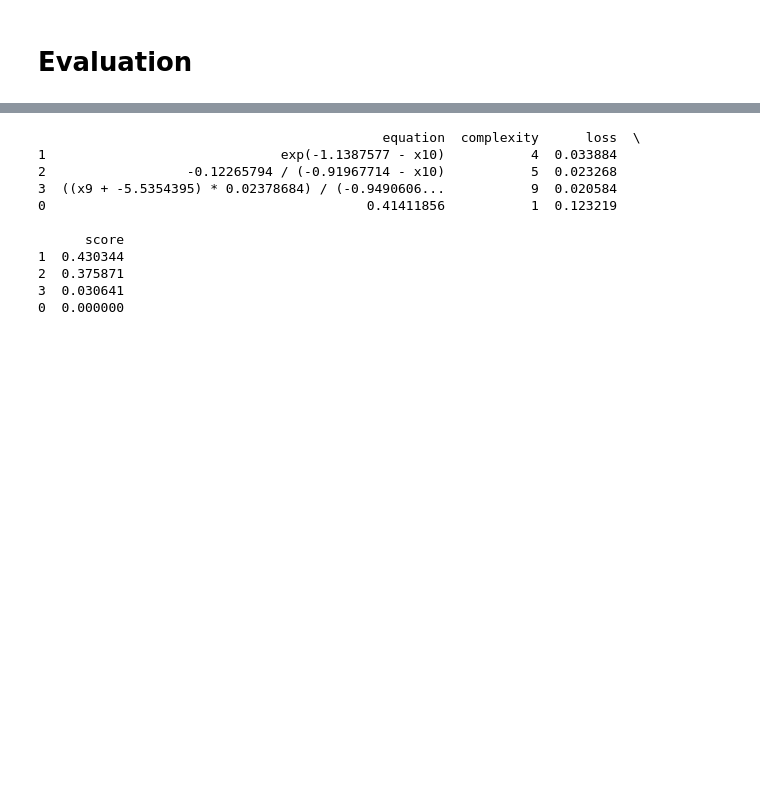
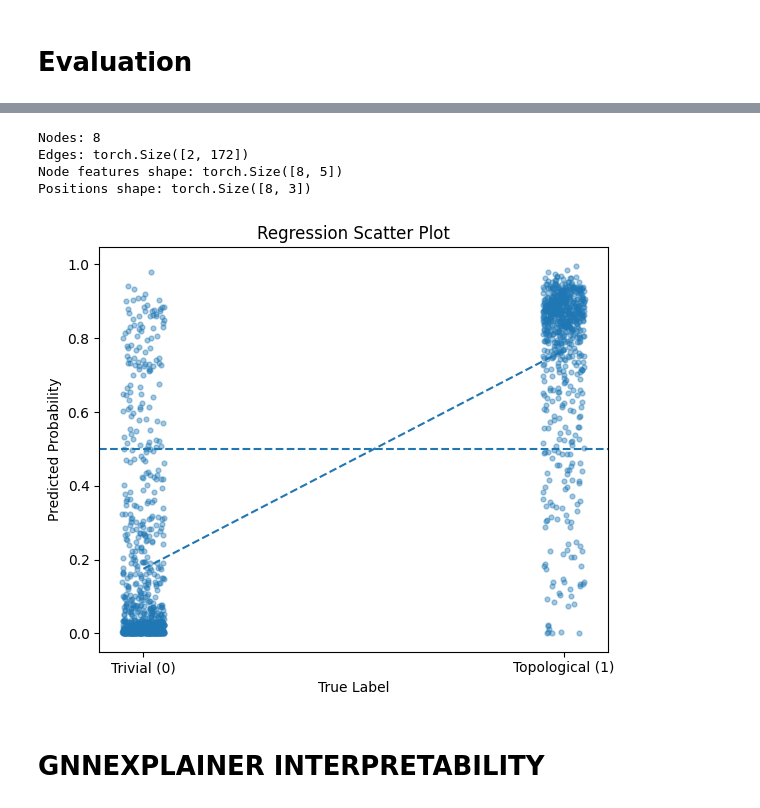
Before and after one commit to RayCharles8/ML-Project, a Jupyter notebook: CGNN.ipynb, the cells around one changed output, grey strips where cells are left out. Drawn from its saved outputs; the diff is of its cells as text; code cells hidden in the pictures; blank space fills up the shorter version.

```diff
--- a/CGNN.ipynb
+++ b/CGNN.ipynb
@@ -1796,20 +729,42 @@ PySRRegressor.equations_ = [
-# %%
-eqs = pysr_model.equations_
-
-print(
-    eqs[['equation', 'complexity', 'loss', 'score']]
-    .sort_values('score', ascending=False)
-    .head(5)
-)
-# %% [output]
-                                            equation  complexity      loss  \
-1                              exp(-1.1387577 - x10)           4  0.033884
-2                  -0.12265794 / (-0.91967714 - x10)           5  0.023268
-3  ((x9 + -5.5354395) * 0.02378684) / (-0.9490606...           9  0.020584
-0                                         0.41411856           1  0.123219
-
-      score
-1  0.430344
-2  0.375871
-3  0.030641
-0  0.000000
+# %%
+print("Nodes:", data.num_nodes)
+print("Edges:", data.edge_index.shape)
+print("Node features shape:", data.x.shape)
+print("Positions shape:", data.pos.shape)
+# %% [output]
+Nodes: 8
+Edges: torch.Size([2, 172])
+Node features shape: torch.Size([8, 5])
+Positions shape: torch.Size([8, 3])
+# %%
+# Regresssion scatter plot
+def plot_regression_scatter(labels, probs):
+    plt.figure(figsize=(6,5))
+
+    # jitter for visibility
+    jitter = np.random.uniform(-0.05, 0.05, size=len(labels))
+
+    plt.scatter(labels + jitter, probs, alpha=0.4, s=12)
+
+    # regression trend line
+    z = np.polyfit(labels, probs, 1)
+    p = np.poly1d(z)
+    plt.plot([0,1], p([0,1]), linestyle='--')
+
+    plt.axhline(0.5, linestyle='--')
+
+    plt.xticks([0,1], ['Trivial (0)', 'Topological (1)'])
+    plt.xlabel("True Label")
+    plt.ylabel("Predicted Probability")
+    plt.title("Regression Scatter Plot")
+
+    plt.tight_layout()
+    plt.show()
+
+
+# CALL
+plot_regression_scatter(labels, probs)
+# %% [output]
+[figure, added]
+# %% [markdown]
+# GNNEXPLAINER INTERPRETABILITY
```
Also changed, not shown: parts of 63 cells of this notebook.
